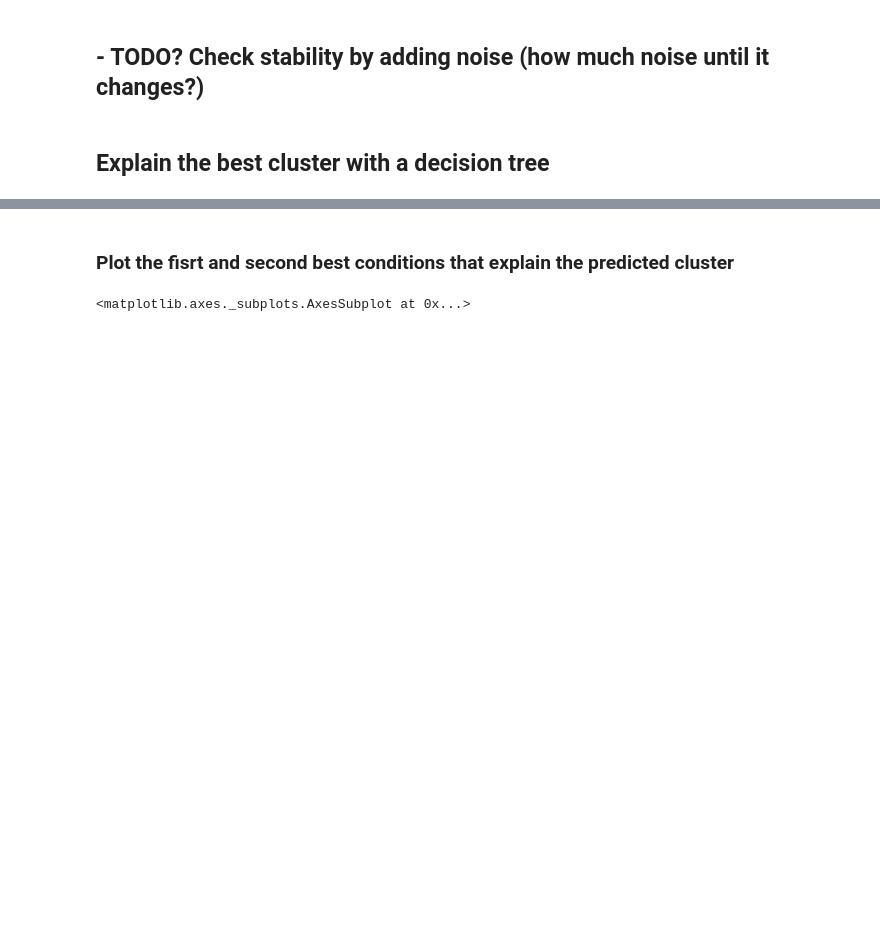
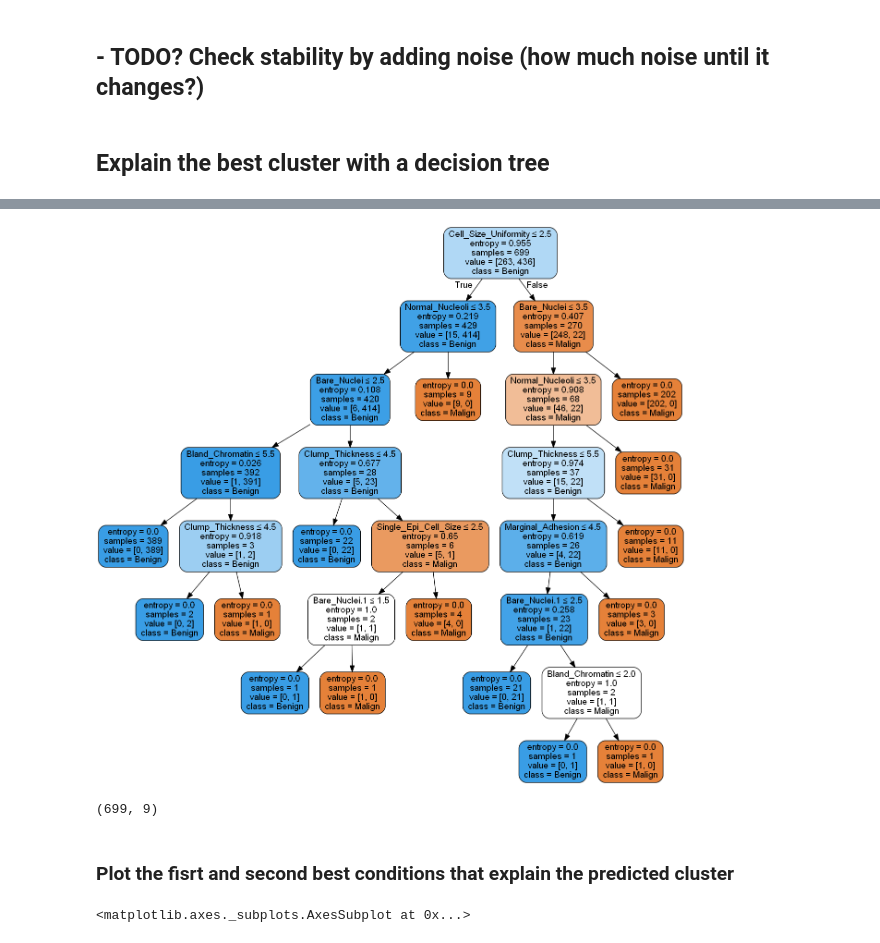
Before and after one commit to AndreGodinho7/Multivariate-Analysis, a Jupyter notebook: 4. Unsupervised methods/Cluster Analysis.ipynb, the cells around one changed output, grey strips where cells are left out. Drawn from its saved outputs; the diff is of its cells as text; code cells hidden in the pictures; blank space fills up the shorter version.

```diff
--- a/4. Unsupervised methods/Cluster Analysis.ipynb
+++ b/4. Unsupervised methods/Cluster Analysis.ipynb
@@ -160,3 +176,20 @@ txt = tree.plot_tree(clf.fit(X, labels_ward),fontsize=10,ax=ax,feature_names=X.c
+# %%
+dtree=tree.DecisionTreeClassifier(criterion='entropy')
+dtree.fit(X,labels_ward)
+
+dot_data = StringIO()
+export_graphviz(dtree, out_file=dot_data,
+                filled=True, rounded=True,
+                special_characters=True, feature_names=X.columns,
+                class_names=['Malign', 'Benign'])
+graph = pydotplus.graph_from_dot_data(dot_data.getvalue())
+Image(graph.create_png())
+# %% [output]
+[figure, added]
+# %%
+X.shape
+# %% [output]
+(699, 9)
 # %% [markdown]
 ### Plot the fisrt and second best conditions that explain the predicted cluster
 # %%
```
Also changed, not shown: parts of 12 cells of this notebook.
